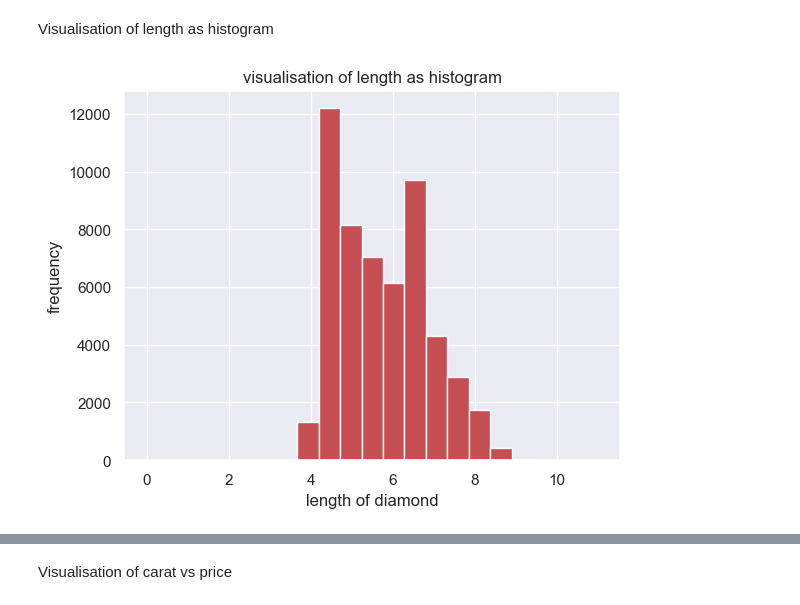
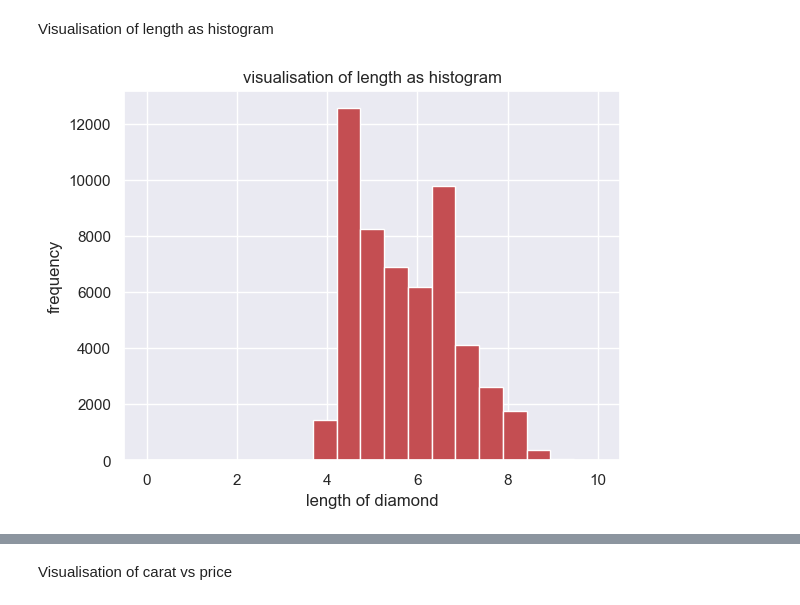
Before and after one commit to ritizzzz/math-phase1, a Jupyter notebook: phase1.ipynb, the cells around one changed output, grey strips where cells are left out. Cells and saved outputs as stored; diff of their text form; code cells hidden in the pictures.

```diff
--- a/phase1.ipynb
+++ b/phase1.ipynb
@@ -271,11 +271,11 @@ plt.show()
 Visualisation of length as histogram
 # %%
 sns.set_theme()
-bins = np.linspace(0,11,22)
+bins = np.linspace(0,10,20)
 plt.hist(df['x'],bins=bins,facecolor="r")
 plt.title("visualisation of length as histogram")
 plt.xlabel("length of diamond")
 plt.ylabel("frequency")
 plt.show()
 # %% [output]
-[figure, old version]
+[figure, new version]
```
Also changed, not shown: parts of 9 cells of this notebook.
